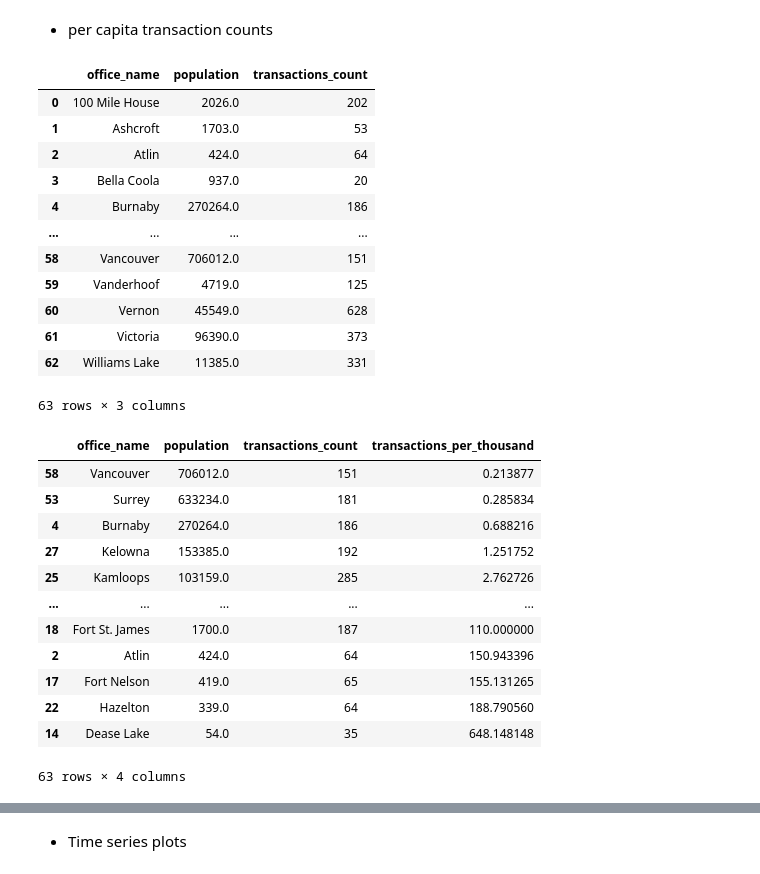
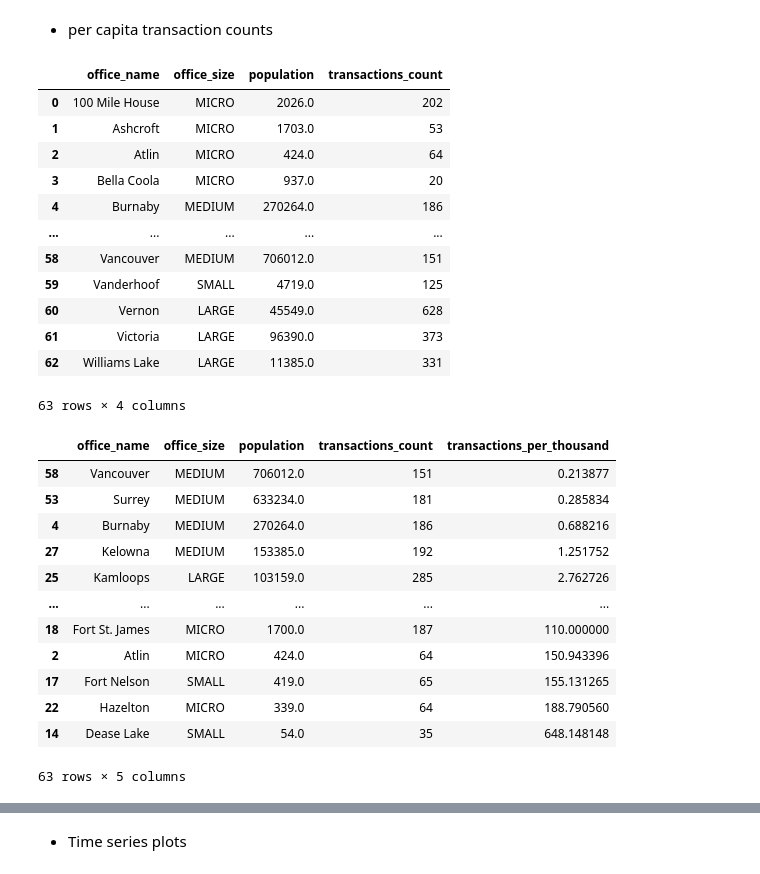
Before and after one commit to varunindurthi/Services-BC-EDA-REQ101268, a Jupyter notebook: data_analysis.ipynb, the cells around one changed output, grey strips where cells are left out. Saved outputs shown, nothing was run; the diff lists cells and outputs as text; code cells hidden in the pictures.

```diff
--- a/data_analysis.ipynb
+++ b/data_analysis.ipynb
@@ -795,0 +813,7 @@ plt.show()
+# %%
+merged_visit_df['log_serve_duration_per_visit'] = np.log(merged_visit_df['cumulative_service_time_per_visit'] + 1)  # Added 1 to handle zero values
+
+plt.figure(figsize=(12, 6))
+sns.violinplot(x='office_size', y='log_serve_duration_per_visit', data=merged_visit_df,inner='quartile')
+plt.title('Log of Transaction Duration versus Office Size')
+plt.show()
@@ -928,36 +968,36 @@ merged_visit_df.head().T
 # %% [markdown]
 * per capita transaction counts
 # %%
-per_capita_transactions = merged_visit_df.groupby(['office_name','population']).agg(transactions_count=('client_id','count')).reset_index()
+per_capita_transactions = merged_visit_df.groupby(['office_name','office_size','population']).agg(transactions_count=('client_id','count')).reset_index()
 per_capita_transactions
 # %% [output]
-|  | office_name | population | transactions_count |
-| 0 | 100 Mile House | 2026.0 | 202 |
-| 1 | Ashcroft | 1703.0 | 53 |
-| 2 | Atlin | 424.0 | 64 |
-| 3 | Bella Coola | 937.0 | 20 |
-| 4 | Burnaby | 270264.0 | 186 |
-| ... | ... | ... | ... |
-| 58 | Vancouver | 706012.0 | 151 |
-| 59 | Vanderhoof | 4719.0 | 125 |
-| 60 | Vernon | 45549.0 | 628 |
-| 61 | Victoria | 96390.0 | 373 |
-| 62 | Williams Lake | 11385.0 | 331 |
+|  | office_name | office_size | population | transactions_count |
+| 0 | 100 Mile House | MICRO | 2026.0 | 202 |
+| 1 | Ashcroft | MICRO | 1703.0 | 53 |
+| 2 | Atlin | MICRO | 424.0 | 64 |
+| 3 | Bella Coola | MICRO | 937.0 | 20 |
+| 4 | Burnaby | MEDIUM | 270264.0 | 186 |
+| ... | ... | ... | ... | ... |
+| 58 | Vancouver | MEDIUM | 706012.0 | 151 |
+| 59 | Vanderhoof | SMALL | 4719.0 | 125 |
+| 60 | Vernon | LARGE | 45549.0 | 628 |
+| 61 | Victoria | LARGE | 96390.0 | 373 |
+| 62 | Williams Lake | LARGE | 11385.0 | 331 |
-63 rows × 3 columns
+63 rows × 4 columns
 # %%
 per_capita_transactions['transactions_per_thousand'] = 1000*per_capita_transactions['transactions_count']/per_capita_transactions['population']
 per_capita_transactions.sort_values(by='transactions_per_thousand')
 # %% [output]
-|  | office_name | population | transactions_count | transactions_per_thousand |
-| 58 | Vancouver | 706012.0 | 151 | 0.213877 |
-| 53 | Surrey | 633234.0 | 181 | 0.285834 |
-| 4 | Burnaby | 270264.0 | 186 | 0.688216 |
-| 27 | Kelowna | 153385.0 | 192 | 1.251752 |
-| 25 | Kamloops | 103159.0 | 285 | 2.762726 |
-| ... | ... | ... | ... | ... |
-| 18 | Fort St. James | 1700.0 | 187 | 110.000000 |
-| 2 | Atlin | 424.0 | 64 | 150.943396 |
-| 17 | Fort Nelson | 419.0 | 65 | 155.131265 |
-| 22 | Hazelton | 339.0 | 64 | 188.790560 |
-| 14 | Dease Lake | 54.0 | 35 | 648.148148 |
+|  | office_name | office_size | population | transactions_count | transactions_per_thousand |
+| 58 | Vancouver | MEDIUM | 706012.0 | 151 | 0.213877 |
+| 53 | Surrey | MEDIUM | 633234.0 | 181 | 0.285834 |
+| 4 | Burnaby | MEDIUM | 270264.0 | 186 | 0.688216 |
+| 27 | Kelowna | MEDIUM | 153385.0 | 192 | 1.251752 |
+| 25 | Kamloops | LARGE | 103159.0 | 285 | 2.762726 |
+| ... | ... | ... | ... | ... | ... |
+| 18 | Fort St. James | MICRO | 1700.0 | 187 | 110.000000 |
+| 2 | Atlin | MICRO | 424.0 | 64 | 150.943396 |
+| 17 | Fort Nelson | SMALL | 419.0 | 65 | 155.131265 |
+| 22 | Hazelton | MICRO | 339.0 | 64 | 188.790560 |
+| 14 | Dease Lake | SMALL | 54.0 | 35 | 648.148148 |
-63 rows × 4 columns
+63 rows × 5 columns
```
Also changed, not shown: parts of 10 cells of this notebook.
